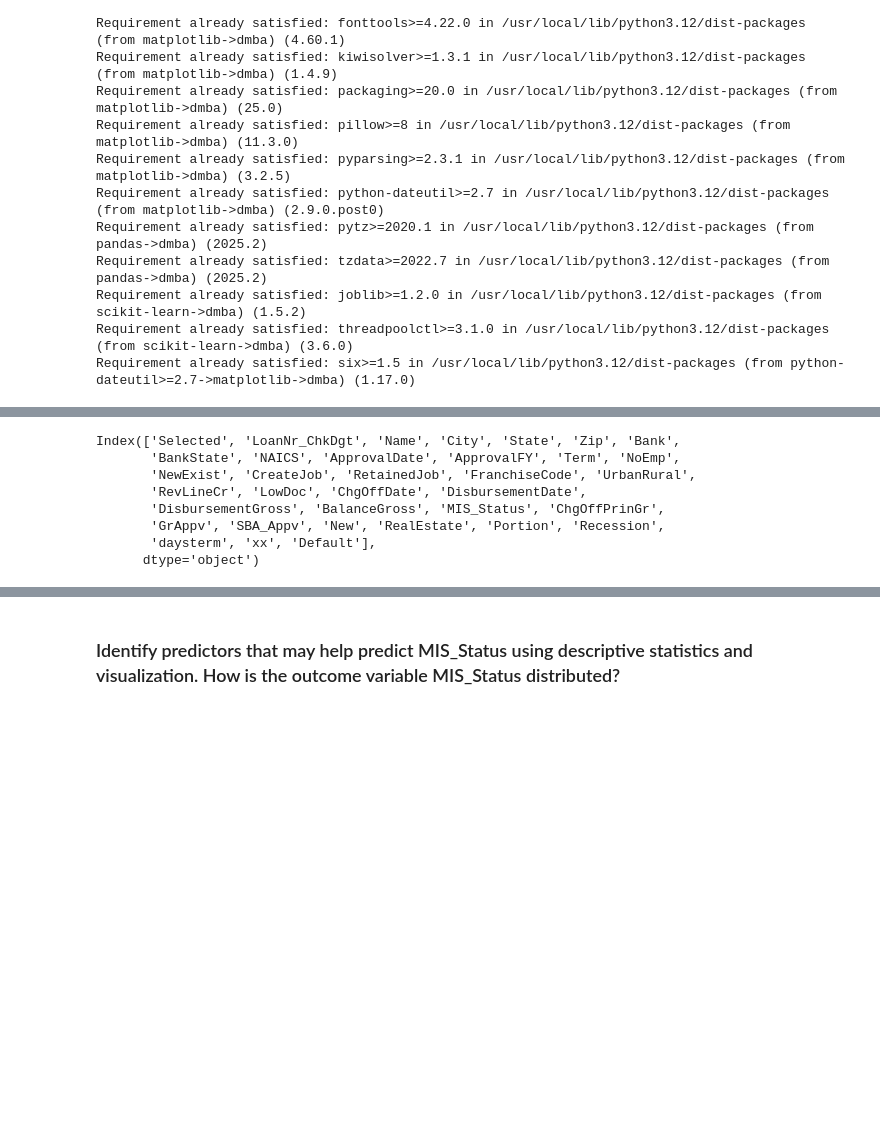
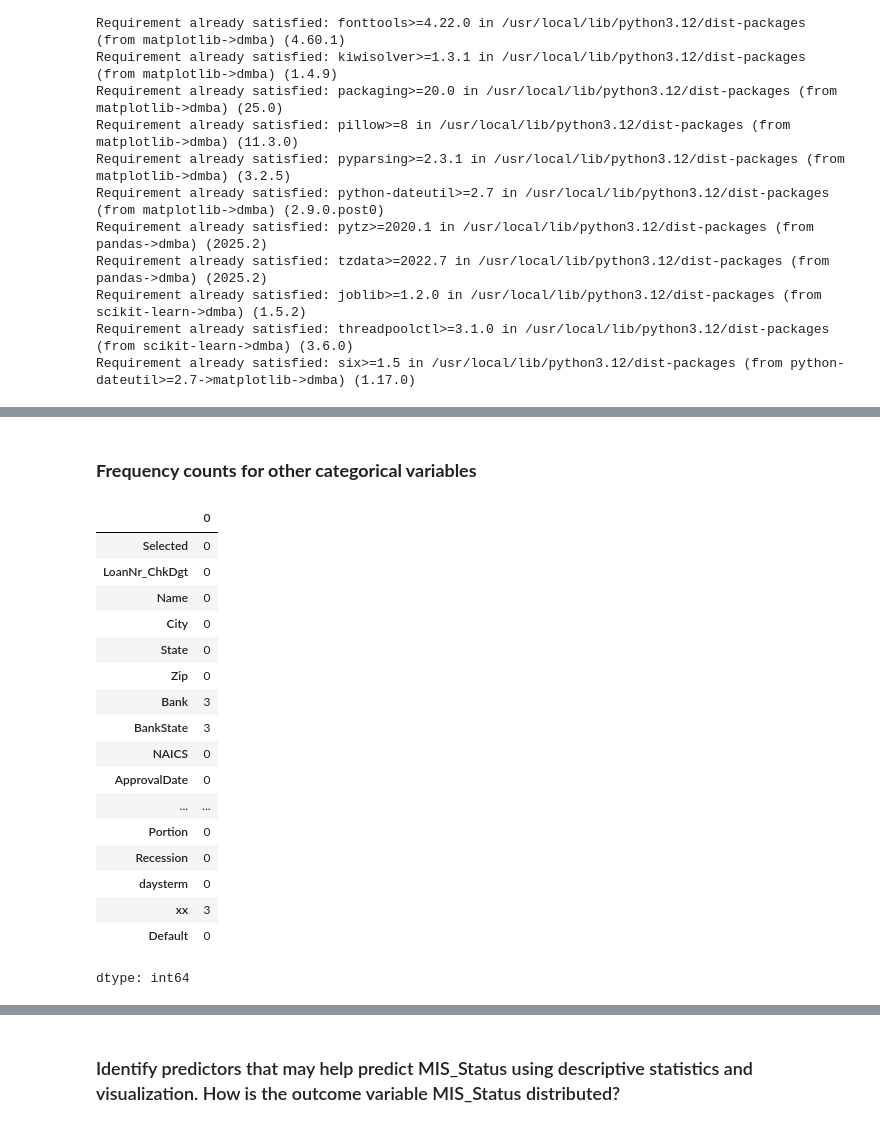
Before and after one commit to manvirkaur84/manvirkaur, a Jupyter notebook: docs/ml-concepts/207_ML_MSBA/take_home_project.ipynb, the cells around one changed output, grey strips where cells are left out. Cells and saved outputs as stored; diff of their text form; code cells hidden in the pictures; blank space fills up the shorter version.

```diff
--- a/docs/ml-concepts/207_ML_MSBA/take_home_project.ipynb
+++ b/docs/ml-concepts/207_ML_MSBA/take_home_project.ipynb
@@ -76,12 +115,23 @@ Index(['Selected', 'LoanNr_ChkDgt', 'Name', 'City', 'State', 'Zip', 'Bank',
+# %% [markdown]
+### **Frequency counts for other categorical variables**
 # %%
-sba_df.columns = [s.strip().replace(' ', '_') for s in sba_df.columns]
-sba_df.columns
+sba_df.isna().sum()
 # %% [output]
+|  | 0 |
+| Selected | 0 |
+| LoanNr_ChkDgt | 0 |
+| Name | 0 |
+| City | 0 |
+| State | 0 |
+| Zip | 0 |
+| Bank | 3 |
+| BankState | 3 |
+| NAICS | 0 |
+| ApprovalDate | 0 |
+| ... | ... |
+| Portion | 0 |
+| Recession | 0 |
+| daysterm | 0 |
+| xx | 3 |
+| Default | 0 |
-Index(['Selected', 'LoanNr_ChkDgt', 'Name', 'City', 'State', 'Zip', 'Bank',
-       'BankState', 'NAICS', 'ApprovalDate', 'ApprovalFY', 'Term', 'NoEmp',
-       'NewExist', 'CreateJob', 'RetainedJob', 'FranchiseCode', 'UrbanRural',
-       'RevLineCr', 'LowDoc', 'ChgOffDate', 'DisbursementDate',
-       'DisbursementGross', 'BalanceGross', 'MIS_Status', 'ChgOffPrinGr',
-       'GrAppv', 'SBA_Appv', 'New', 'RealEstate', 'Portion', 'Recession',
-       'daysterm', 'xx', 'Default'],
-      dtype='object')
+dtype: int64
```
Also changed, not shown: parts of 15 cells of this notebook.
